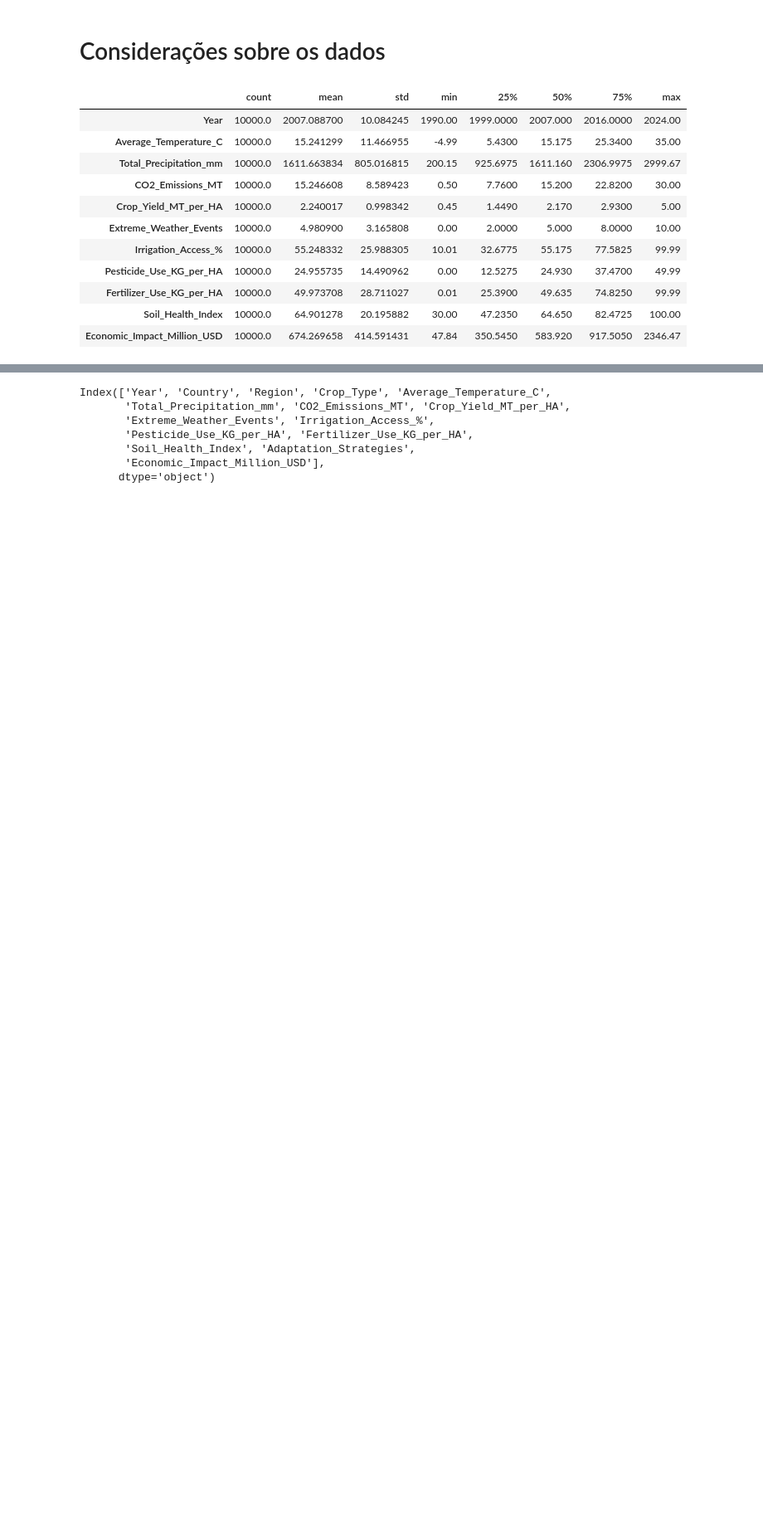
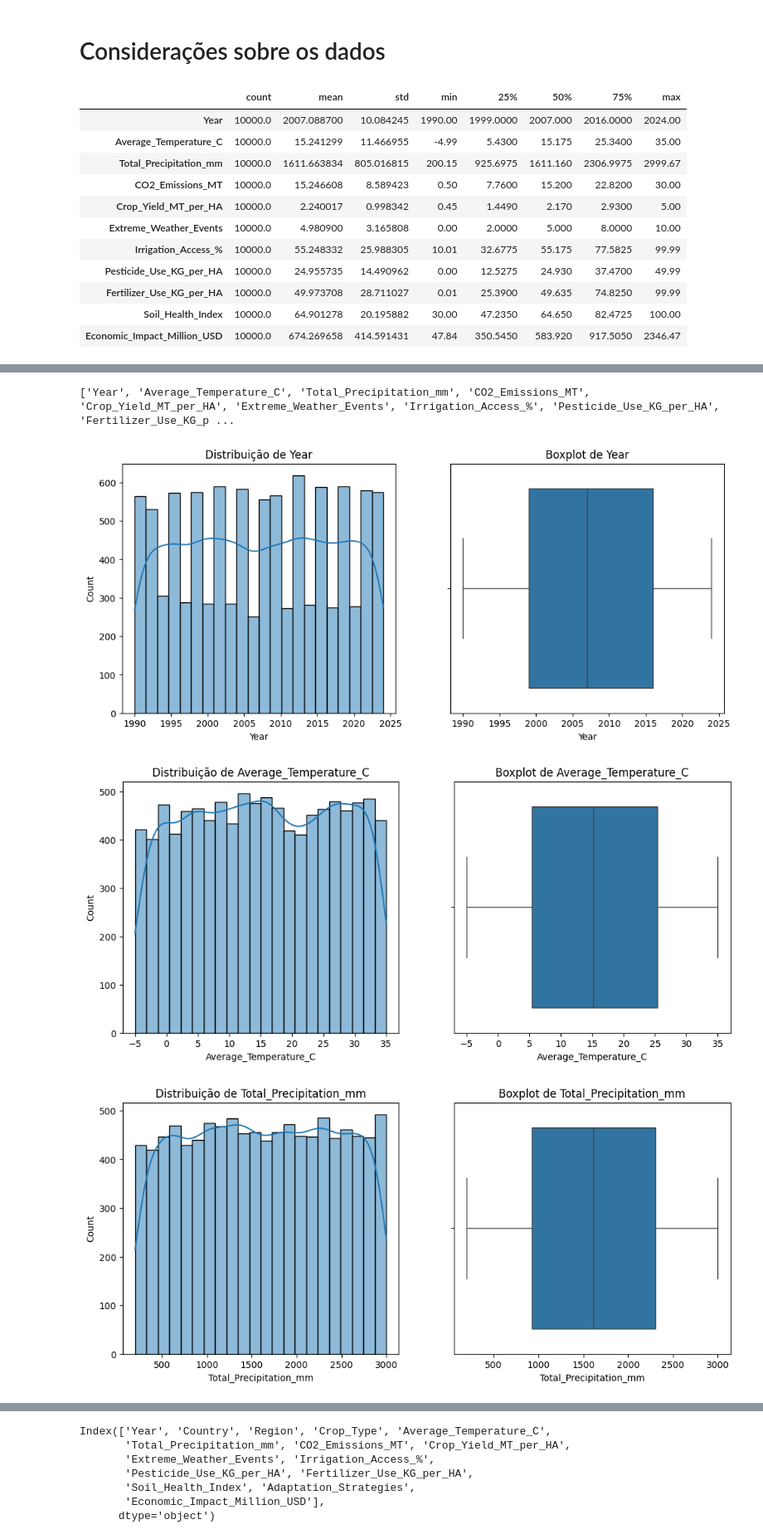
Before and after one commit to johnOliveiraLima/clima_change, a Jupyter notebook: Agro.ipynb, the cells around one changed output, grey strips where cells are left out. Shown: that part at 83% size. Drawn from its saved outputs; the diff is of its cells as text; code cells hidden in the pictures; blank space fills up the shorter version.

```diff
--- a/Agro.ipynb
+++ b/Agro.ipynb
@@ -380,0 +123,24 @@ dtype: int64
+# %%
+# Colunas numéricas
+numerical_columns = [
+    i for i in df.columns
+    if np.issubdtype(df[i].dtype, np.number) or np.issubdtype(df[i].dtype, np.datetime64)]
+print(numerical_columns)
+# %% [output]
+['Year', 'Average_Temperature_C', 'Total_Precipitation_mm', 'CO2_Emissions_MT', 'Crop_Yield_MT_per_HA', 'Extreme_Weather_Events', 'Irrigation_Access_%', 'Pesticide_Use_KG_per_HA', 'Fertilizer_Use_KG_p ...
+# %%
+# Histograma e Boxplot para cada variável numérica
+for feature in numerical_columns:
+    plt.figure(figsize=(12, 5))
+    plt.subplot(1, 2, 1)
+    sns.histplot(df[feature], kde=True)
+    plt.title(f'Distribuição de {feature}')
+
+    plt.subplot(1, 2, 2)
+    sns.boxplot(x=df[feature])
+    plt.title(f'Boxplot de {feature}')
+    plt.show()
+# %% [output]
+[figure, added]
+[figure, added]
+[figure, added]
```
Also changed, not shown: parts of 80 cells of this notebook.
